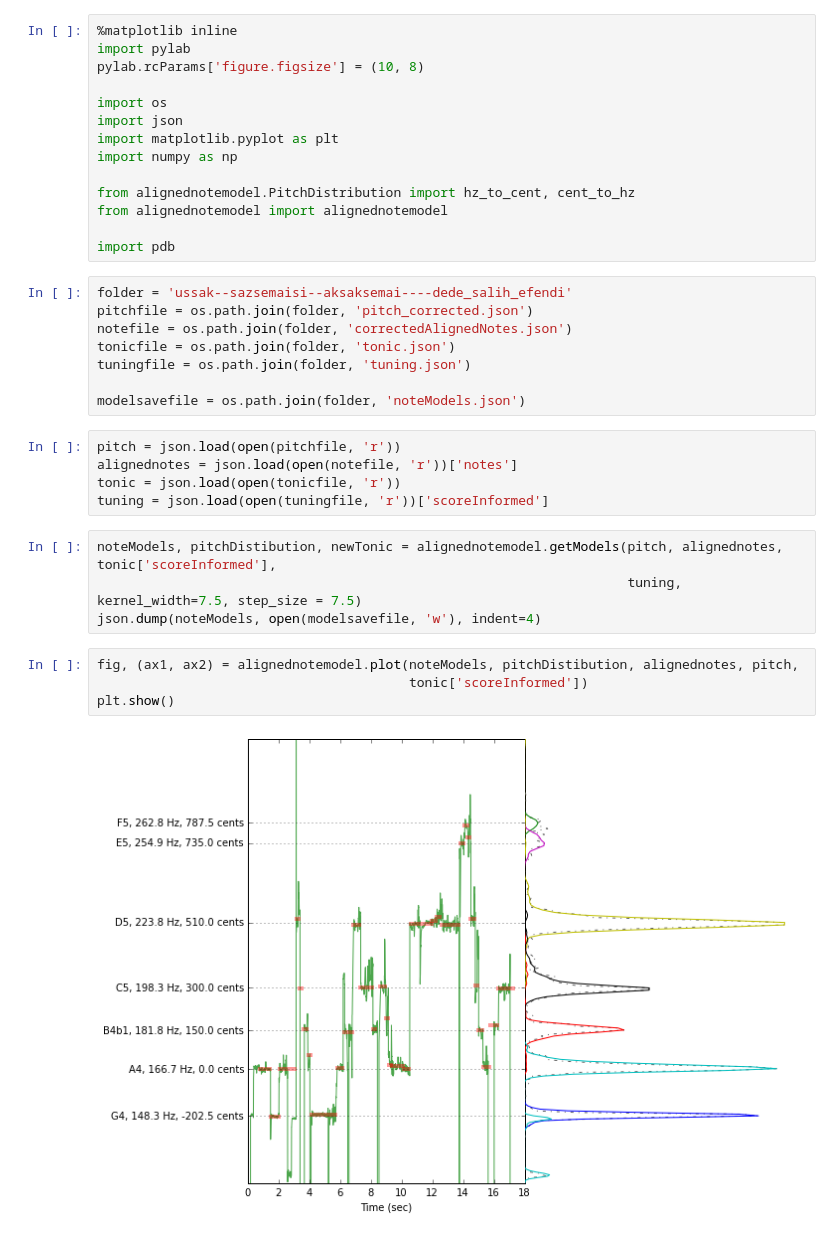
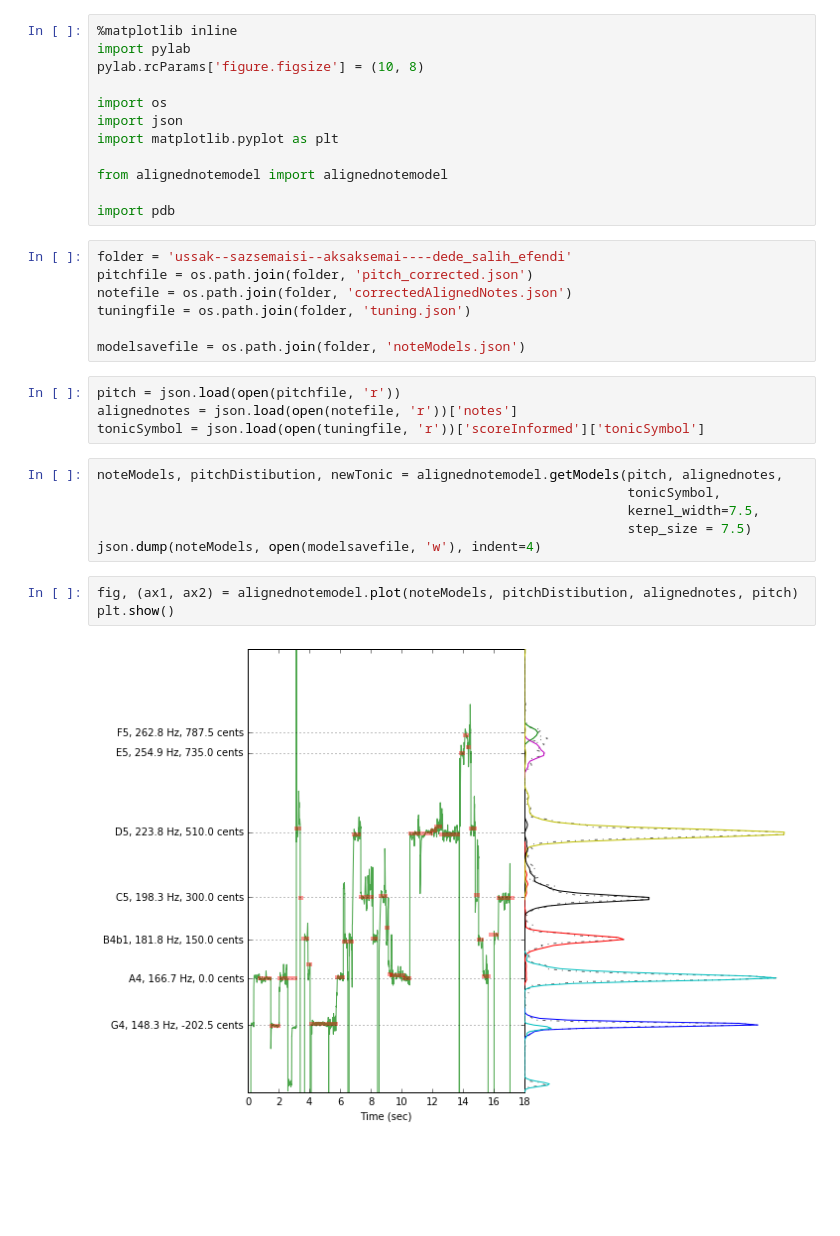
Before and after one commit to sertansenturk/alignednotemodel, a Jupyter notebook: noteModel.ipynb, the cells around one changed output. Saved outputs shown, nothing was run; the diff lists cells and outputs as text; blank space fills up the shorter version.

```diff
--- a/noteModel.ipynb
+++ b/noteModel.ipynb
@@ -6,9 +6,7 @@ pylab.rcParams['figure.figsize'] = (10, 8)
 import os
 import json
 import matplotlib.pyplot as plt
-import numpy as np
 
-from alignednotemodel.PitchDistribution import hz_to_cent, cent_to_hz
 from alignednotemodel import alignednotemodel
 
 import pdb
@@ -16,22 +14,21 @@ import pdb
 folder = 'ussak--sazsemaisi--aksaksemai----dede_salih_efendi'
 pitchfile = os.path.join(folder, 'pitch_corrected.json')
 notefile = os.path.join(folder, 'correctedAlignedNotes.json')
-tonicfile = os.path.join(folder, 'tonic.json')
 tuningfile = os.path.join(folder, 'tuning.json')
 
 modelsavefile = os.path.join(folder, 'noteModels.json')
 # %%
 pitch = json.load(open(pitchfile, 'r'))
 alignednotes = json.load(open(notefile, 'r'))['notes']
-tonic = json.load(open(tonicfile, 'r'))
-tuning = json.load(open(tuningfile, 'r'))['scoreInformed']
+tonicSymbol = json.load(open(tuningfile, 'r'))['scoreInformed']['tonicSymbol']
 # %%
-noteModels, pitchDistibution, newTonic = alignednotemodel.getModels(pitch, alignednotes, tonic['scoreInformed'],
-                                                                    tuning, kernel_width=7.5, step_size = 7.5)
+noteModels, pitchDistibution, newTonic = alignednotemodel.getModels(pitch, alignednotes,
+                                                                    tonicSymbol,
+                                                                    kernel_width=7.5,
+                                                                    step_size = 7.5)
 json.dump(noteModels, open(modelsavefile, 'w'), indent=4)
 # %%
-fig, (ax1, ax2) = alignednotemodel.plot(noteModels, pitchDistibution, alignednotes, pitch,
-                                        tonic['scoreInformed'])
+fig, (ax1, ax2) = alignednotemodel.plot(noteModels, pitchDistibution, alignednotes, pitch)
 plt.show()
 # %% [output]
-[figure, old version]
+[figure, new version]
```
Also changed, not shown: parts of 2 cells of this notebook, 2 other files.
